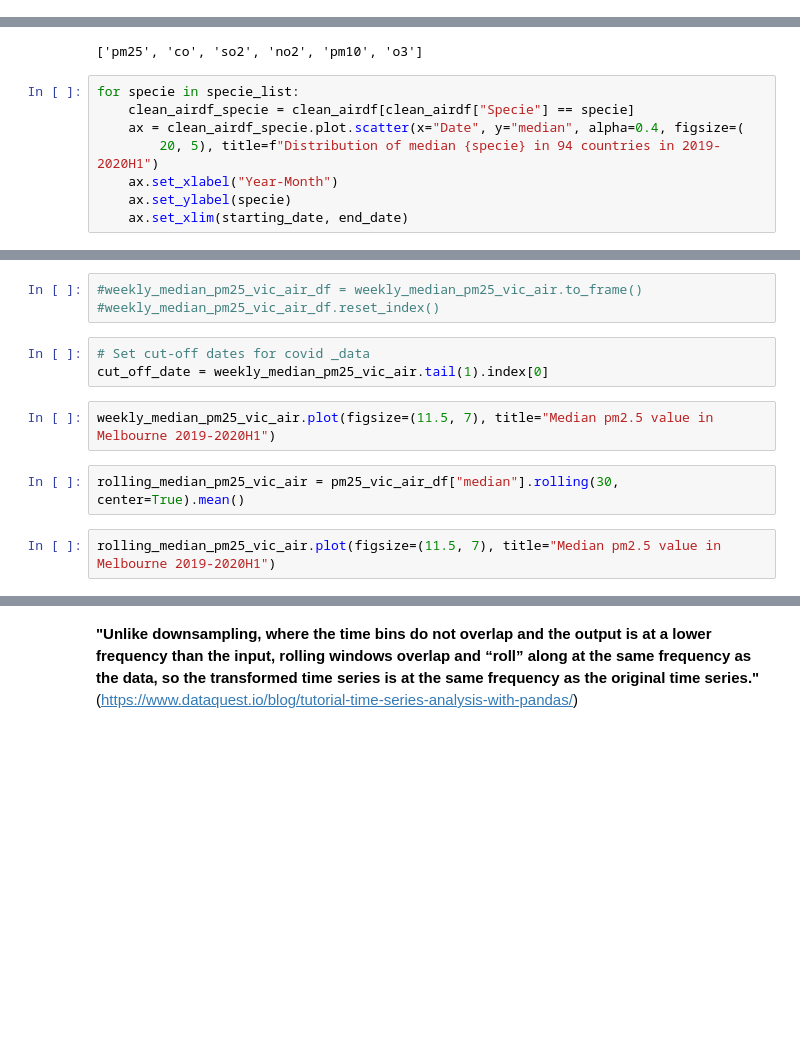
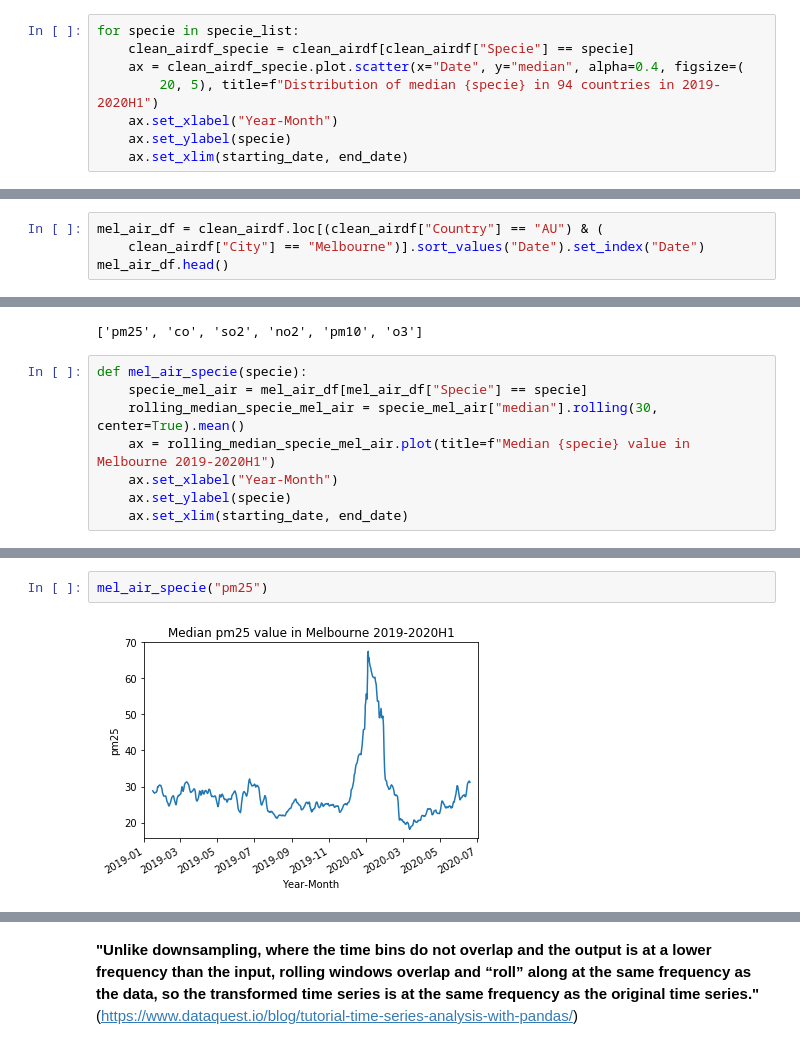
Before and after one commit to poojaisabelle/Project-One, a Jupyter notebook: data_exploration_cleanup_MASTER.ipynb, the cells around one changed output, grey strips where cells are left out. Saved outputs shown, nothing was run; the diff lists cells and outputs as text; blank space fills up the shorter version.

Commit message:
Add visualisations for Melbourne

```diff
--- a/data_exploration_cleanup_MASTER.ipynb
+++ b/data_exploration_cleanup_MASTER.ipynb
@@ -300,0 +299,8 @@ clean_airdf.head()
+# %%
+for specie in specie_list:
+    clean_airdf_specie = clean_airdf[clean_airdf["Specie"] == specie]
+    ax = clean_airdf_specie.plot.scatter(x="Date", y="median", alpha=0.4, figsize=(
+        20, 5), title=f"Distribution of median {specie} in 94 countries in 2019-2020H1")
+    ax.set_xlabel("Year-Month")
+    ax.set_ylabel(specie)
+    ax.set_xlim(starting_date, end_date)
@@ -300,0 +320,4 @@ clean_airdf.head()
+# %%
+mel_air_df = clean_airdf.loc[(clean_airdf["Country"] == "AU") & (
+    clean_airdf["City"] == "Melbourne")].sort_values("Date").set_index("Date")
+mel_air_df.head()
@@ -303,10 +344,10 @@ specie_list
 # %% [output]
 ['pm25', 'co', 'so2', 'no2', 'pm10', 'o3']
 # %%
-for specie in specie_list:
-    clean_airdf_specie = clean_airdf[clean_airdf["Specie"] == specie]
-    ax = clean_airdf_specie.plot.scatter(x="Date", y="median", alpha=0.4, figsize=(
-        20, 5), title=f"Distribution of median {specie} in 94 countries in 2019-2020H1")
+def mel_air_specie(specie):
+    specie_mel_air = mel_air_df[mel_air_df["Specie"] == specie]
+    rolling_median_specie_mel_air = specie_mel_air["median"].rolling(30, center=True).mean()
+    ax = rolling_median_specie_mel_air.plot(title=f"Median {specie} value in Melbourne 2019-2020H1")
     ax.set_xlabel("Year-Month")
     ax.set_ylabel(specie)
     ax.set_xlim(starting_date, end_date)
@@ -336,12 +354,4 @@ weekly_median_pm25_vic_air
-# %%
-#weekly_median_pm25_vic_air_df = weekly_median_pm25_vic_air.to_frame()
-#weekly_median_pm25_vic_air_df.reset_index()
-# %%
-# Set cut-off dates for covid _data
-cut_off_date = weekly_median_pm25_vic_air.tail(1).index[0]
-# %%
-weekly_median_pm25_vic_air.plot(figsize=(11.5, 7), title="Median pm2.5 value in Melbourne 2019-2020H1")
-# %%
-rolling_median_pm25_vic_air = pm25_vic_air_df["median"].rolling(30, center=True).mean()
-# %%
-rolling_median_pm25_vic_air.plot(figsize=(11.5, 7), title="Median pm2.5 value in Melbourne 2019-2020H1")
+# %%
+mel_air_specie("pm25")
+# %% [output]
+[figure, added]
```
Also changed, not shown: parts of 26 cells of this notebook.
